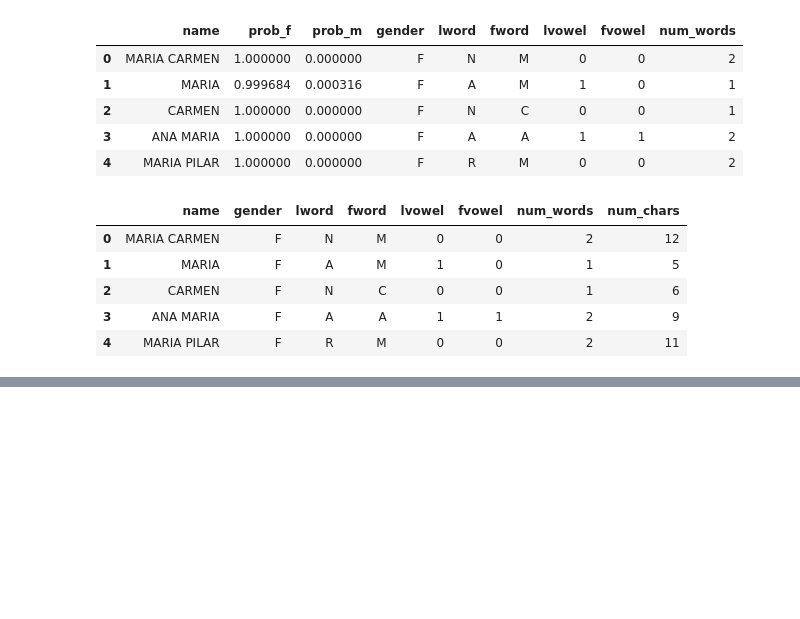
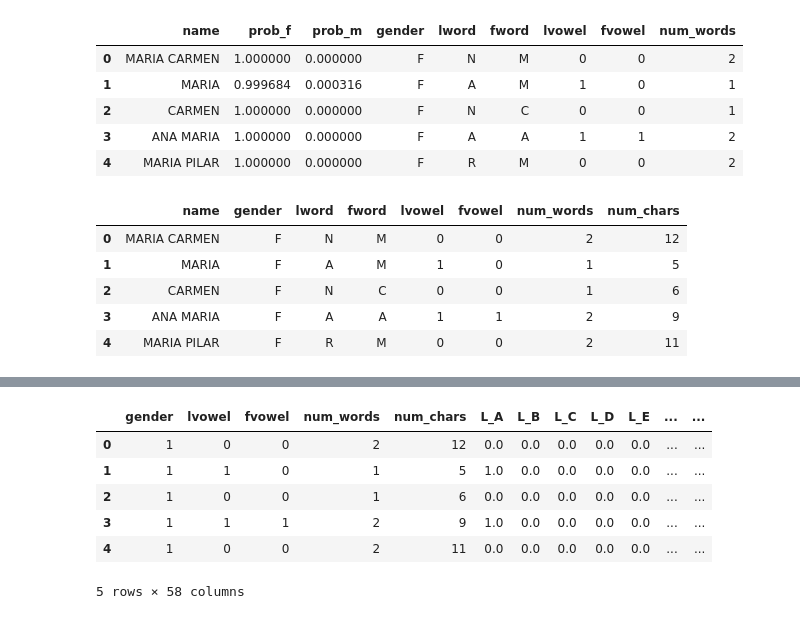
Before and after one commit to sugus-labs/data-science-the-bridge, a Jupyter notebook: 3-machine-learning/sugus/setup.ipynb, the cells around one changed output, grey strips where cells are left out. Drawn from its saved outputs; the diff is of its cells as text; code cells hidden in the pictures; blank space fills up the shorter version.

```diff
--- a/3-machine-learning/sugus/setup.ipynb
+++ b/3-machine-learning/sugus/setup.ipynb
@@ -358,0 +413,10 @@ name_basics_df.head()
+# %%
+name_basics_w_df.head()
+# %% [output]
+|  | gender | lvowel | fvowel | num_words | num_chars | L_A | L_B | L_C | L_D | L_E | ... | ... |
+| 0 | 1 | 0 | 0 | 2 | 12 | 0.0 | 0.0 | 0.0 | 0.0 | 0.0 | ... | ... |
+| 1 | 1 | 1 | 0 | 1 | 5 | 1.0 | 0.0 | 0.0 | 0.0 | 0.0 | ... | ... |
+| 2 | 1 | 0 | 0 | 1 | 6 | 0.0 | 0.0 | 0.0 | 0.0 | 0.0 | ... | ... |
+| 3 | 1 | 1 | 1 | 2 | 9 | 1.0 | 0.0 | 0.0 | 0.0 | 0.0 | ... | ... |
+| 4 | 1 | 0 | 0 | 2 | 11 | 0.0 | 0.0 | 0.0 | 0.0 | 0.0 | ... | ... |
+5 rows × 58 columns
```
Also changed, not shown: parts of 35 cells of this notebook.
